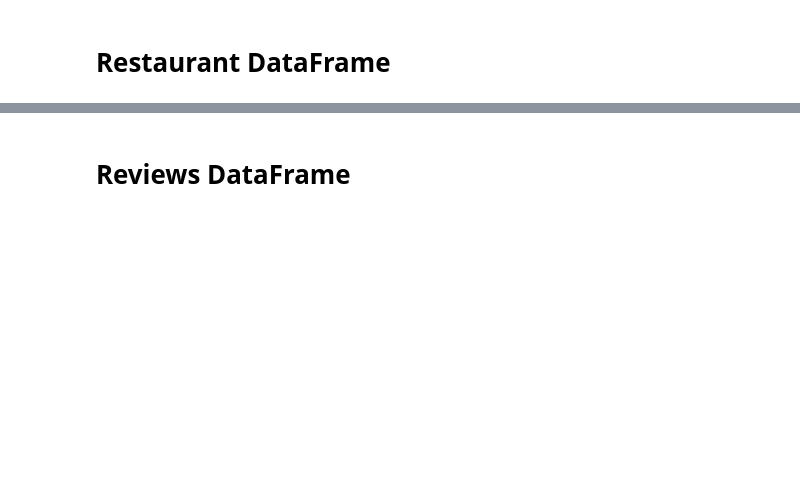
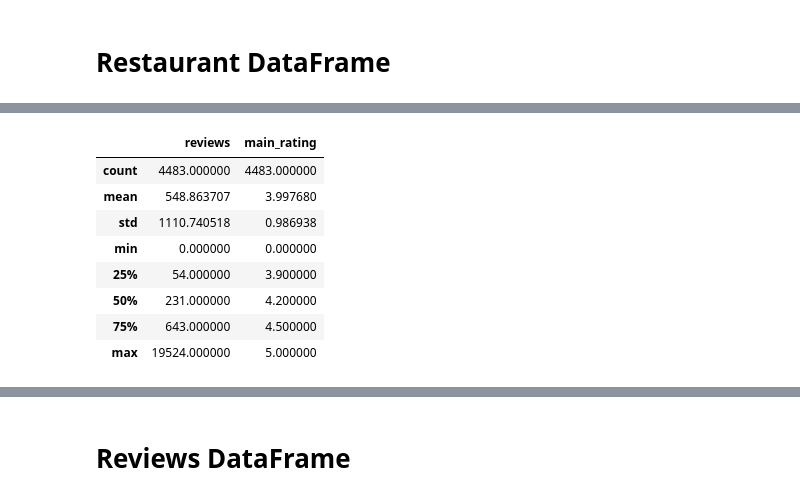
Before and after one commit to toothyachy/yumspeak, a Jupyter notebook: notebooks/yao_analysis.ipynb, the cells around one changed output, grey strips where cells are left out. Cells and saved outputs as stored; diff of their text form; code cells hidden in the pictures; blank space fills up the shorter version.

```diff
--- a/notebooks/yao_analysis.ipynb
+++ b/notebooks/yao_analysis.ipynb
@@ -43,5 +113,15 @@ rest_df['address'] = rest_df['address'].fillna('Singapore')
 # %%
 # Basic statistics for int/float columns
-#rest_df.describe()
+rest_df.describe()
+# %% [output]
+|  | reviews | main_rating |
+| count | 4483.000000 | 4483.000000 |
+| mean | 548.863707 | 3.997680 |
+| std | 1110.740518 | 0.986938 |
+| min | 0.000000 | 0.000000 |
+| 25% | 54.000000 | 3.900000 |
+| 50% | 231.000000 | 4.200000 |
+| 75% | 643.000000 | 4.500000 |
+| max | 19524.000000 | 5.000000 |
 # %%
 # Data Types of each column
```
Also changed, not shown: parts of 22 cells of this notebook.
